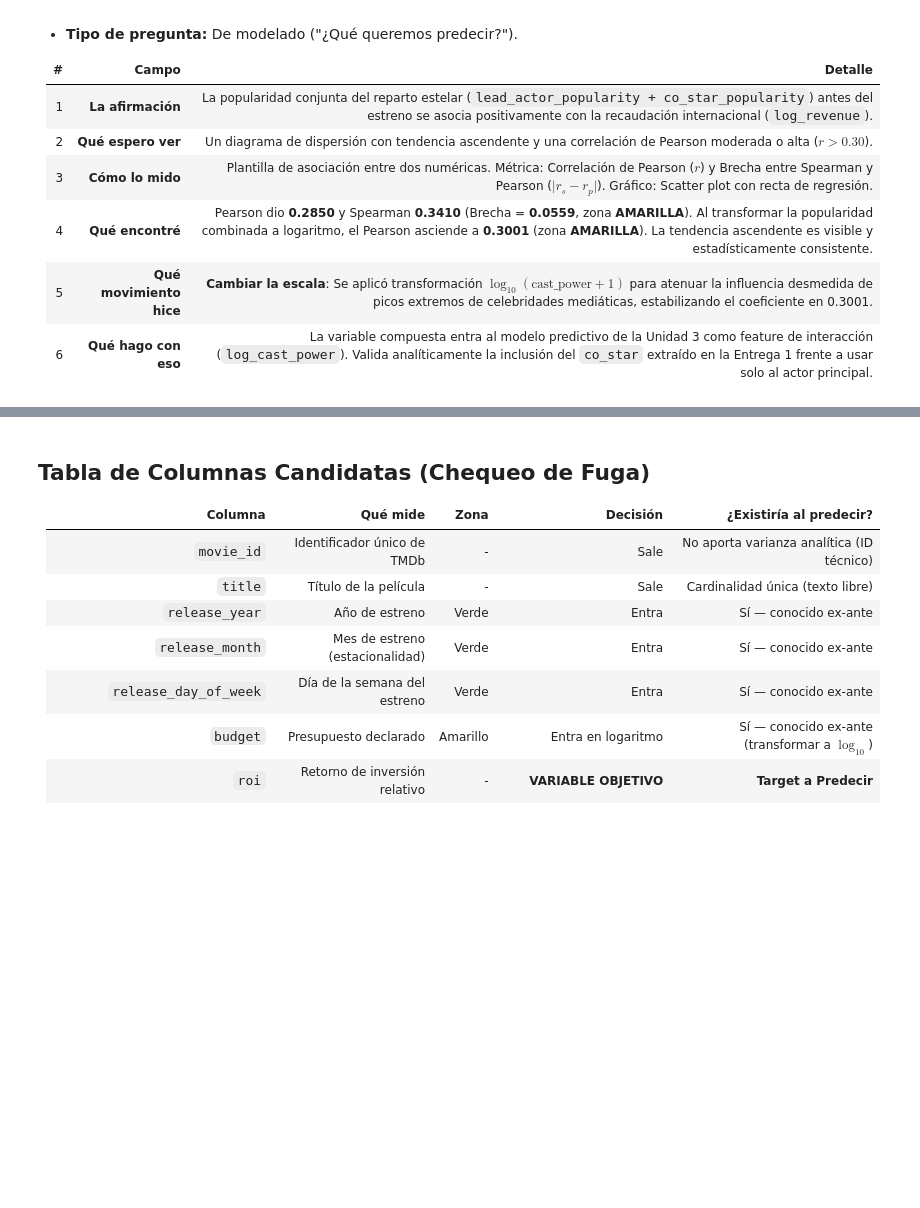
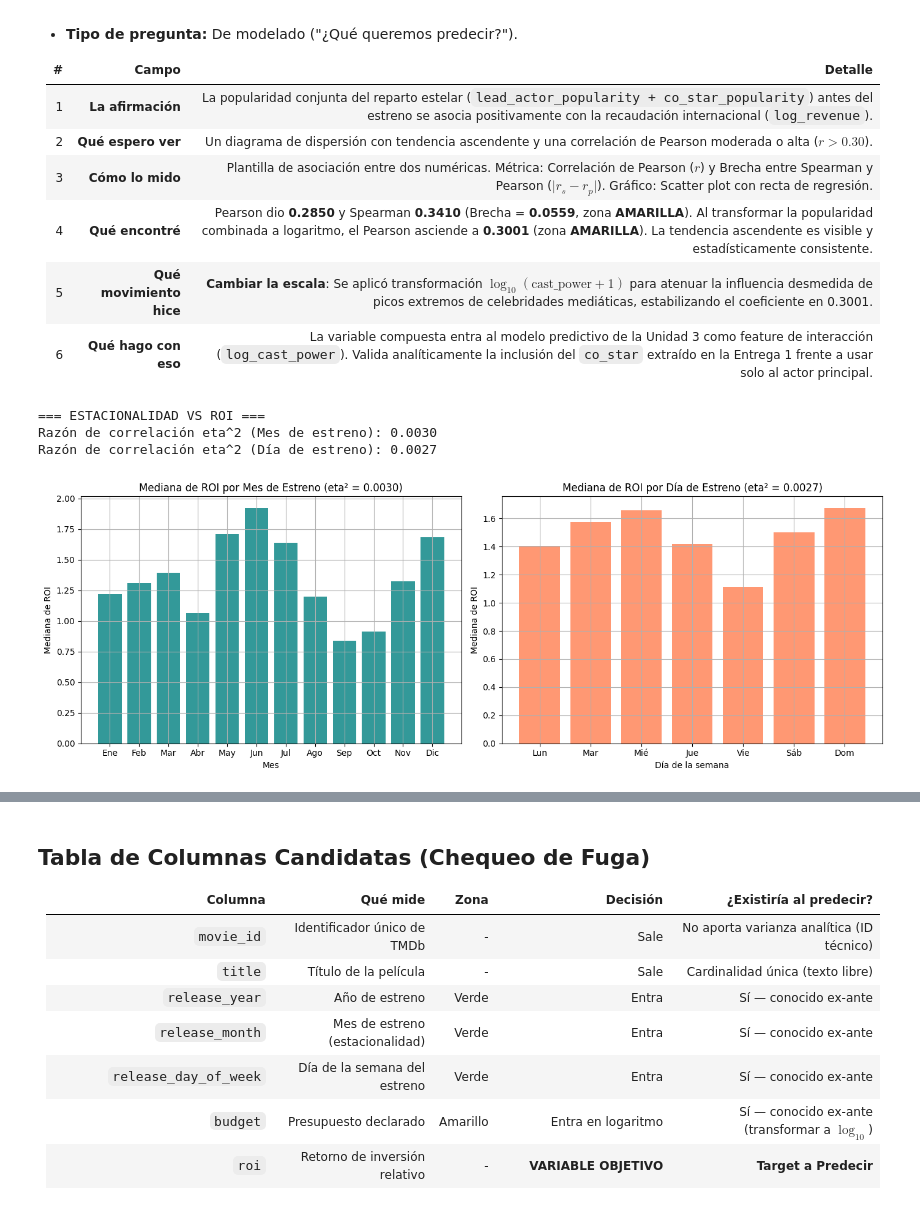
Before and after one commit to AlejoCarobolante/CienciaDatos-Integrador-Peliculon, a Jupyter notebook: presentacion2.ipynb, the cells around one changed output, grey strips where cells are left out. Drawn from its saved outputs; the diff is of its cells as text; code cells hidden in the pictures; blank space fills up the shorter version.

Commit message:
Añadida hipótesis de estacionalidad

```diff
--- a/presentacion2.ipynb
+++ b/presentacion2.ipynb
@@ -277,3 +277,63 @@ Validación Post-Predicción: corr(vote_average, ROI) = 0.2491
 | 4 | **Qué encontré** | Pearson dio **0.2850** y Spearman **0.3410** (Brecha = **0.0559**, zona **AMARILLA**). Al transformar la popularidad combinada a logaritmo, el Pearson asciende a **0.3001** (zona **AMARILLA**). La tendencia ascendente es visible y estadísticamente consistente. |
 | 5 | **Qué movimiento hice** | **Cambiar la escala**: Se aplicó transformación $\log_{10}(\text{cast\_power} + 1)$ para atenuar la influencia desmedida de picos extremos de celebridades mediáticas, estabilizando el coeficiente en 0.3001. |
 | 6 | **Qué hago con eso** | La variable compuesta entra al modelo predictivo de la Unidad 3 como feature de interacción (`log_cast_power`). Valida analíticamente la inclusión del `co_star` extraído en la Entrega 1 frente a usar solo al actor principal. |
+# %%
+import matplotlib.pyplot as plt
+import numpy as np
+import pandas as pd
+
+# 1. Filtro financiero consistente y cálculo de ROI
+df_fin = df[(df["budget"] > 0) & (df["revenue"] > 0)].copy()
+df_fin["roi"] = (df_fin["revenue"] - df_fin["budget"]) / df_fin["budget"]
+
+# Trimming al percentil 99 para evitar distorsiones visuales
+q99 = df_fin["roi"].quantile(0.99)
+df_season = df_fin[df_fin["roi"] <= q99].copy()
+
+# Mapeos legibles
+dias_map = {0: "Lun", 1: "Mar", 2: "Mié", 3: "Jue", 4: "Vie", 5: "Sáb", 6: "Dom"}
+meses_map = {1: "Ene", 2: "Feb", 3: "Mar", 4: "Abr", 5: "May", 6: "Jun",
+             7: "Jul", 8: "Ago", 9: "Sep", 10: "Oct", 11: "Nov", 12: "Dic"}
+
+df_season["dia_nombre"] = df_season["release_day_of_week"].map(dias_map)
+df_season["mes_nombre"] = df_season["release_month"].map(meses_map)
+
+# 2. Razón de correlación (eta^2) para Mes y Día
+def calcular_eta2(df_in, col_cat, col_num="roi"):
+    grand_mean = df_in[col_num].mean()
+    ss_total = ((df_in[col_num] - grand_mean) ** 2).sum()
+    ss_between = sum(len(g) * ((g[col_num].mean() - grand_mean) ** 2) for _, g in df_in.groupby(col_cat))
+    return ss_between / ss_total if ss_total > 0 else 0.0
+
+eta_mes = calcular_eta2(df_season, "release_month")
+eta_dia = calcular_eta2(df_season, "release_day_of_week")
+
+print("=== ESTACIONALIDAD VS ROI ===")
+print(f"Razón de correlación eta^2 (Mes de estreno): {eta_mes:.4f}")
+print(f"Razón de correlación eta^2 (Día de estreno): {eta_dia:.4f}")
+
+# 3. Gráficos de diagnóstico
+fig, axes = plt.subplots(1, 2, figsize=(14, 5))
+
+# Mediana de ROI por Mes
+resumen_mes = df_season.groupby("release_month")["roi"].agg(["median", "count"]).reindex(range(1, 13))
+axes[0].bar([meses_map[m] for m in resumen_mes.index], resumen_mes["median"], color="teal", alpha=0.8)
+axes[0].set_title(f"Mediana de ROI por Mes de Estreno (eta² = {eta_mes:.4f})")
+axes[0].set_xlabel("Mes")
+axes[0].set_ylabel("Mediana de ROI")
+
+# Mediana de ROI por Día de la Semana
+orden_dias = [0, 1, 2, 3, 4, 5, 6]
+resumen_dia = df_season.groupby("release_day_of_week")["roi"].agg(["median", "count"]).reindex(orden_dias)
+axes[1].bar([dias_map[d] for d in resumen_dia.index], resumen_dia["median"], color="coral", alpha=0.8)
+axes[1].set_title(f"Mediana de ROI por Día de Estreno (eta² = {eta_dia:.4f})")
+axes[1].set_xlabel("Día de la semana")
+axes[1].set_ylabel("Mediana de ROI")
+
+plt.tight_layout()
+plt.show()
+# %% [output]
+=== ESTACIONALIDAD VS ROI ===
+Razón de correlación eta^2 (Mes de estreno): 0.0030
+Razón de correlación eta^2 (Día de estreno): 0.0027
+[figure, added]
```
Also changed, not shown: parts of 1 cell of this notebook.
